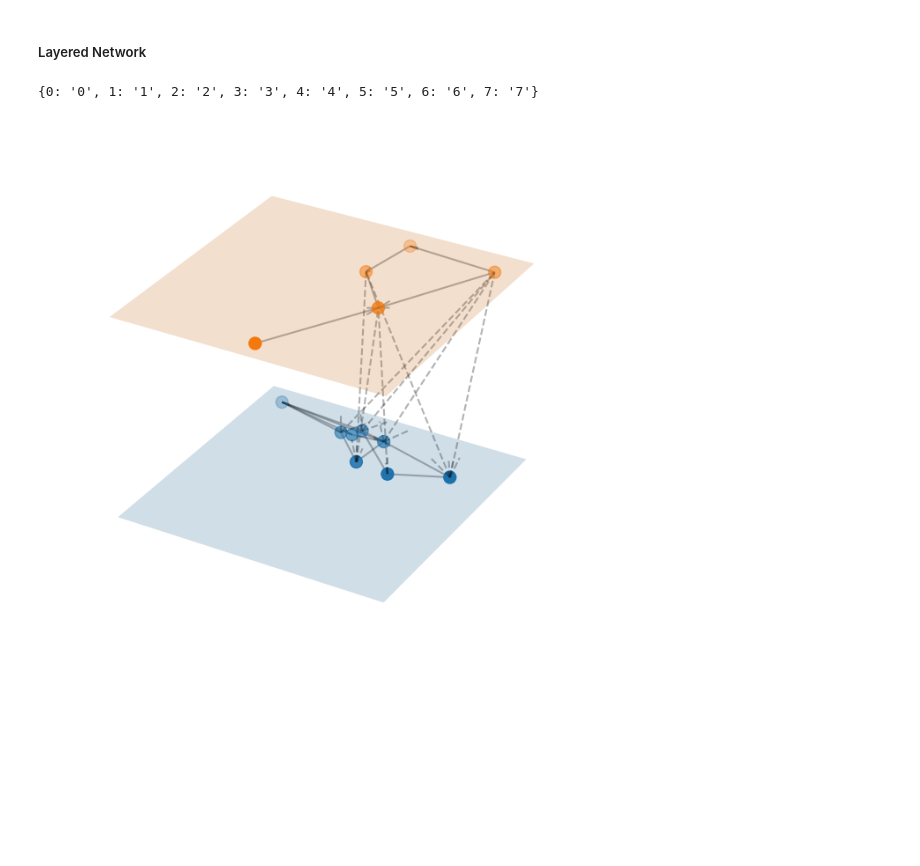
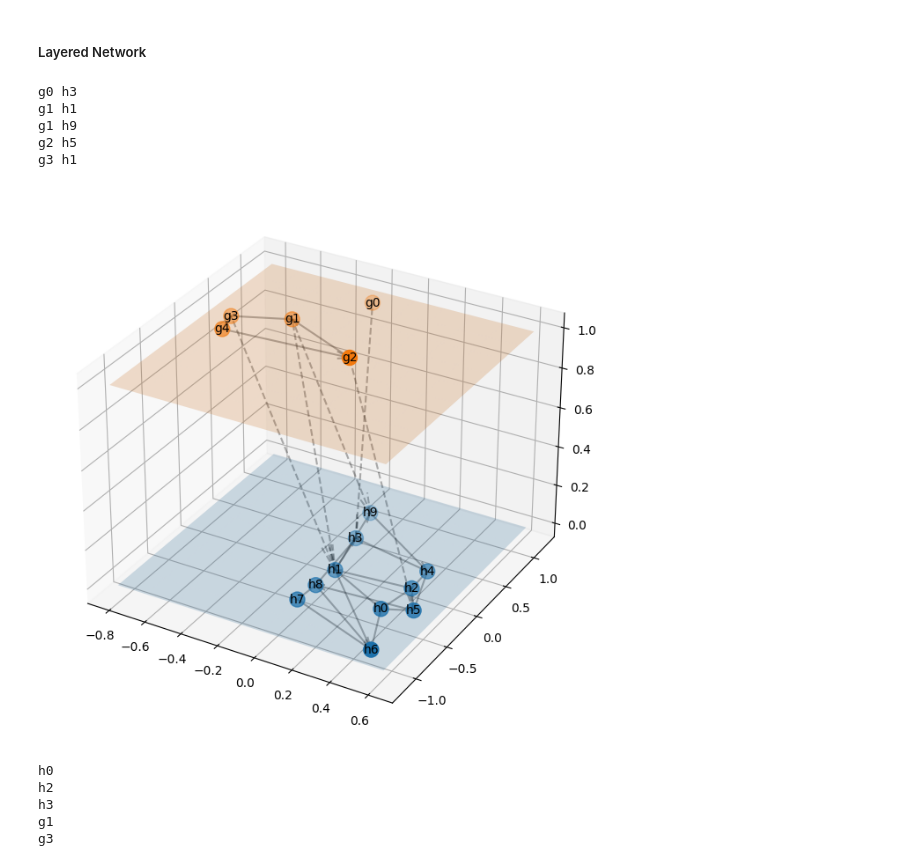
Before and after one commit to ZhuonengBao/Computational-Science-Project, a Jupyter notebook: notebooks/understanding_layered_network.ipynb, the cells around one changed output. Cells and saved outputs as stored; diff of their text form; code cells hidden in the pictures; blank space fills up the shorter version.

Commit message:
correct interconnection

```diff
--- a/notebooks/understanding_layered_network.ipynb
+++ b/notebooks/understanding_layered_network.ipynb
@@ -74,7 +74,7 @@ print(digraph.nodes())
 # %%
 class LayeredNetworkGraph(object):
 
-    def __init__(self, graphs, inter_prob=0.0, node_labels=None, layout=nx.spring_layout, ax=None):
+    def __init__(self, graphs, inter_prob=0.0, layout=nx.spring_layout, ax=None):
         """Given an ordered list of graphs [g1, g2, ..., gn] that represent
         different layers in a multi-layer network, plot the network in
         3D with the different layers separated along the z-axis.
@@ -87,10 +87,6 @@ class LayeredNetworkGraph(object):
         ----------
         graphs : list of networkx.Graph objects
             List of graphs, one for each layer.
-
-        node_labels : dict node ID : str label or None (default None)
-            Dictionary mapping nodes to labels.
-            If None is provided, nodes are not labelled.
 
         layout_func : function handle (default networkx.spring_layout)
             Function used to compute the layout.
@@ -105,7 +101,6 @@ class LayeredNetworkGraph(object):
         self.total_layers = len(graphs)
 
         self.inter_prob = inter_prob
-        self.node_labels = node_labels
         self.layout = layout
 
         if ax:
@@ -140,18 +135,19 @@ class LayeredNetworkGraph(object):
     def get_edges_between_layers(self):
         """Forms connections between nodes from different layers, thus connecting the layers"""
         self.edges_between_layers = []
-        for z1, g in enumerate(self.graphs[:-1]):
+        for z1, h in enumerate(self.graphs[:-1]):
             z2 = z1 + 1
-            h = self.graphs[z2]
+            g = self.graphs[z2]
 
             h_nodes = list(h.nodes())
 
             for node1 in g.nodes():
                 for node2 in h_nodes:
                     if random.random() < self.inter_prob:
+                        print(node1, node2)
                         h.add_node(node1)
                         h.add_edge(node1, node2)
-                        self.edges_between_layers.append(((node1, z1), (node2, z2)))
+                        self.edges_between_layers.append(((node1, z2), (node2, z1)))
 
 
     def get_node_positions(self, *args, **kwargs):
@@ -181,7 +177,8 @@ class LayeredNetworkGraph(object):
         # Remove 'color' from kwargs to avoid conflict
         kwargs = {key: value for key, value in kwargs.items() if key != 'color'}
 
-        for target, source in edges:
+        for source, target in edges:
+            # print((source, target))
             start = self.node_positions[source]
             end = self.node_positions[target]
 
@@ -209,52 +206,56 @@ class LayeredNetworkGraph(object):
     def draw_plane(self, z, *args, **kwargs):
         (xmin, xmax), (ymin, ymax) = self.get_extent(pad=0.1)
         u = np.linspace(xmin, xmax, 10)
         v = np.linspace(ymin, ymax, 10)
         U, V = np.meshgrid(u ,v)
         W = z * np.ones_like(U)
         self.ax.plot_surface(U, V, W, *args, **kwargs)
 
 
-    def draw_node_labels(self, node_labels, *args, **kwargs):
+    def draw_node_labels(self, *args, **kwargs):
         for node, z in self.nodes:
-            if node in node_labels:
-                ax.text(*self.node_positions[(node, z)], node_labels[node], *args, **kwargs)
+            ax.text(*self.node_positions[(node, z)], node, *args, **kwargs)
 
 
     def draw(self):
 
         self.draw_edges(self.edges_within_layers,  color='k', alpha=0.3, linestyle='-', zorder=2)
         self.draw_edges(self.edges_between_layers, color='k', alpha=0.3, linestyle='--', zorder=2)
 
         for z in range(self.total_layers):
             self.draw_plane(z, alpha=0.2, zorder=1)
-            self.draw_nodes([node for node in self.nodes if node[1]==z], s=100, zorder=3)
+            self.draw_nodes([node for node in self.nodes if node[1]==z], s=150, zorder=3)
 
-        if self.node_labels:
-            self.draw_node_labels(self.node_labels,
-                                  horizontalalignment='center',
-                                  verticalalignment='center',
-                                  zorder=100)
+        self.draw_node_labels(horizontalalignment='center',
+                              verticalalignment='center',
+                              zorder=100)
 
 
 if __name__ == '__main__':
-    n = 8
-    g = generate_erdos_renyi_digraph(5, 0.3, 'g')
-    h = generate_erdos_renyi_digraph(n, 0.3, 'h')
+    n = 10
+    g = generate_erdos_renyi_digraph(int(n/2), p=0.3, s='g')
+    h = generate_erdos_renyi_digraph(n, p=0.3, s='h')
     prob_inter = 0.1
-
-    node_labels = {nn : str(nn) for nn in range(n)}
-    print(node_labels)
 
     # initialise figure and plot
     fig = plt.figure(figsize=(8,8))
     ax = fig.add_subplot(111, projection='3d')
-    LayeredNetworkGraph([g, h][::-1], prob_inter, node_labels=node_labels, ax=ax, layout=nx.spring_layout)
-    ax.set_axis_off()
+    LayeredNetworkGraph([g, h][::-1], prob_inter, ax=ax, layout=nx.spring_layout)
+    # ax.set_axis_off()
     plt.show()
 # %% [output]
-{0: '0', 1: '1', 2: '2', 3: '3', 4: '4', 5: '5', 6: '6', 7: '7'}
+g0 h3
+g1 h1
+g1 h9
+g2 h5
+g3 h1
-[figure, old version]
+[figure, new version]
 # %%
-# for pred in g.predecessors(5):
-#     print(pred)
+for pred in h.predecessors('h1'):
+    print(pred)
+# %% [output]
+h0
+h2
+h3
+g1
+g3
```
Also changed, not shown: parts of 1 cell of this notebook.
